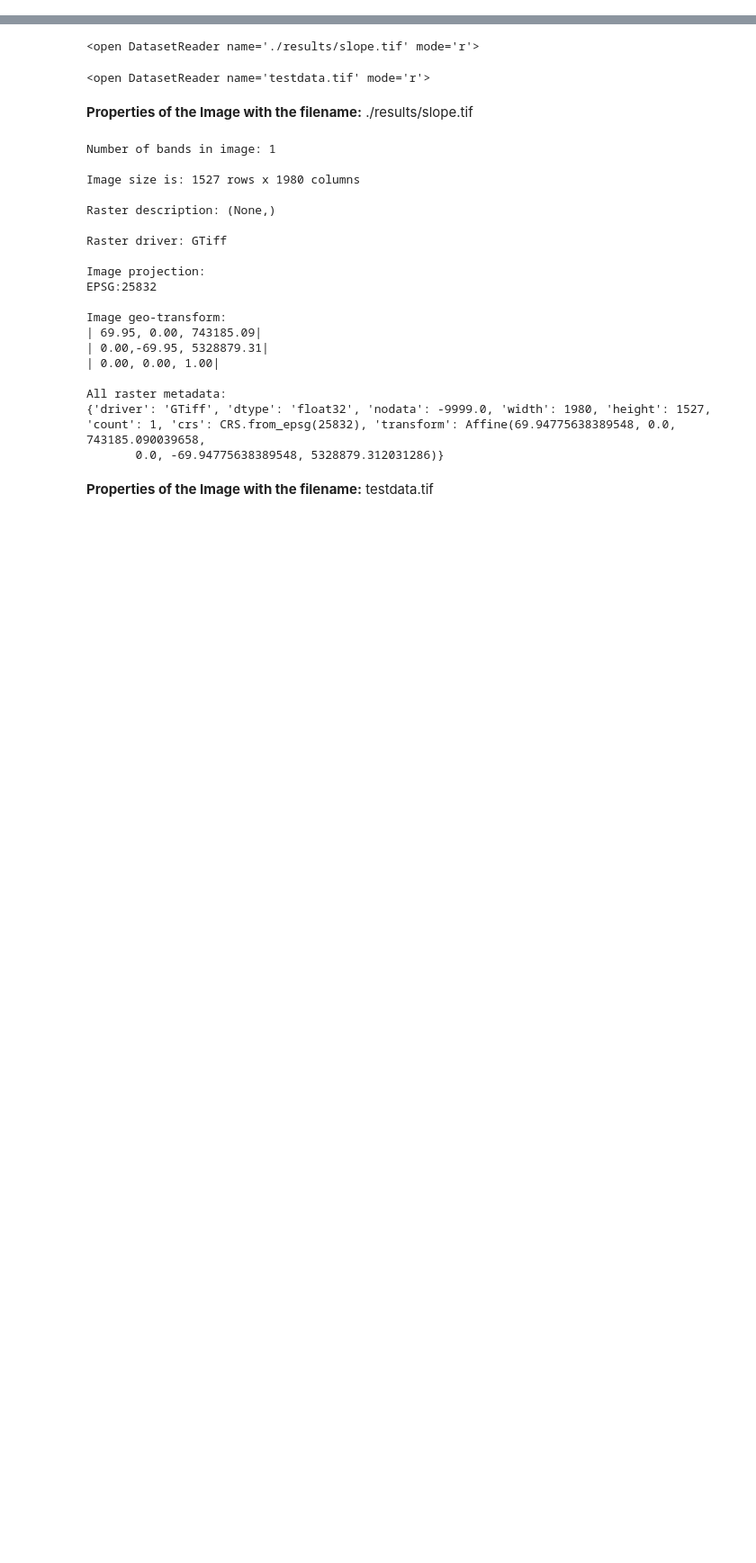
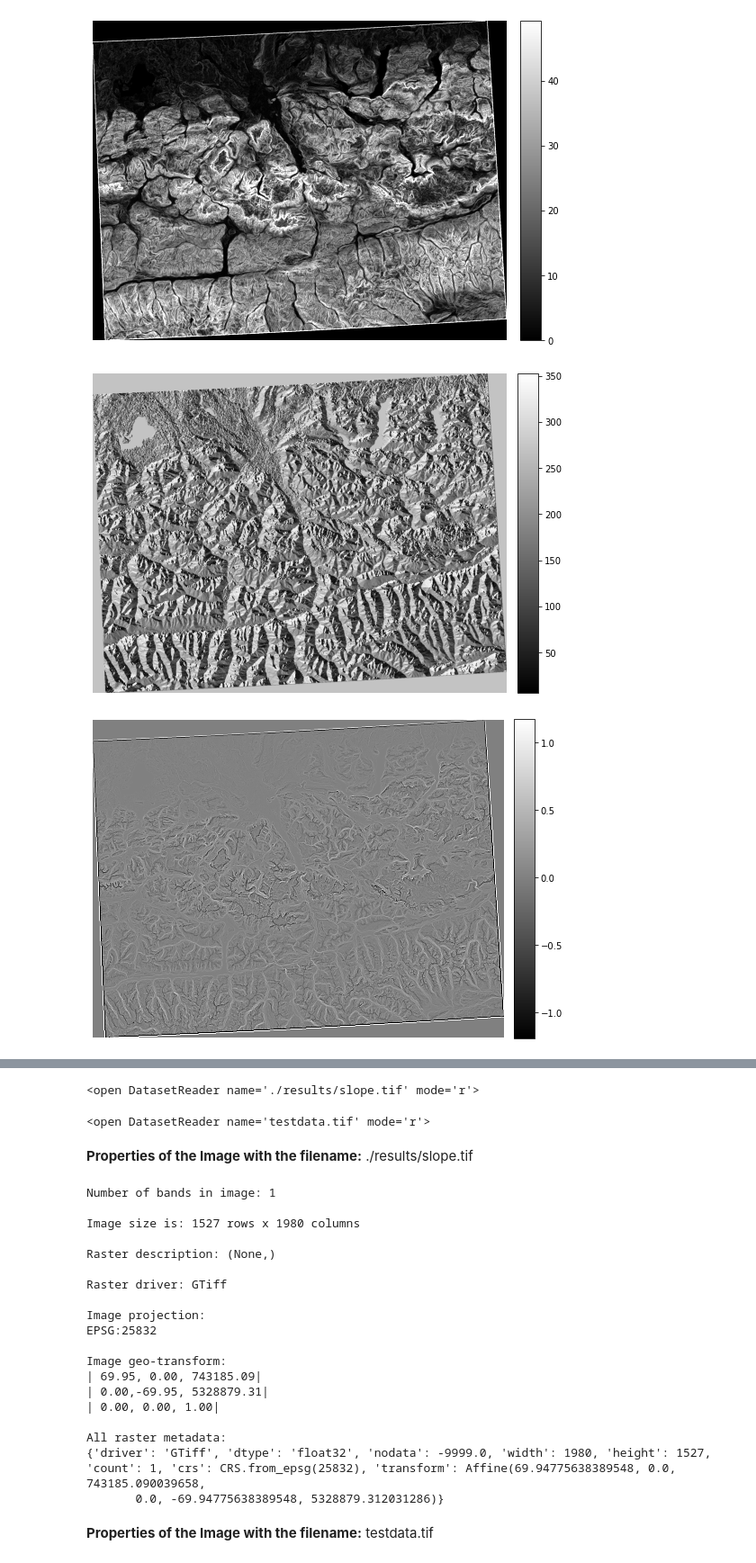
Before and after one commit to vibogh/softwareDev_finProject, a Jupyter notebook: finalproject.ipynb, the cells around one changed output, grey strips where cells are left out. Shown at 90% size. Drawn from its saved outputs; the diff is of its cells as text; code cells hidden in the pictures; blank space fills up the shorter version.

```diff
--- a/finalproject.ipynb
+++ b/finalproject.ipynb
@@ -33,31 +33,35 @@ print(sys.path)
 # %%
 ## reproject crs from testdata
 input_raster = gdal.Open('testdata.tif')
 output_raster = './results/testdata_EPSG25832.tif'
 warp = gdal.Warp(output_raster,input_raster,dstSRS='EPSG:25832')
 
 testdata = rd.LoadGDAL("./results/testdata_EPSG25832.tif", no_data=-9999)
 
 ## calculate slope, aspect, curvature
 slope = rd.TerrainAttribute(testdata, attrib='slope_degrees', zscale=1)
 aspect = rd.TerrainAttribute(testdata, attrib='aspect', zscale=1.0)
 # curvature = rd.TerrainAttribute(testdata, attrib='curvature', zscale=1)
 # planform_curvature = rd.TerrainAttribute(testdata, attrib='planform_curvature', zscale=1)
 profile_curvature = rd.TerrainAttribute(testdata, attrib='profile_curvature', zscale=1)
 
 ## show results
-# rd.rdShow(slope, axes=False, cmap='gray', figsize=(8,5.5))
-# rd.rdShow(aspect, axes=False, cmap='gray', figsize=(8,5.5))
+rd.rdShow(slope, axes=False, cmap='gray', figsize=(8,5.5))
+rd.rdShow(aspect, axes=False, cmap='gray', figsize=(8,5.5))
 # rd.rdShow(curvature, axes=False, cmap='gray', figsize=(8,5.5))
 # rd.rdShow(planform_curvature, axes=False, cmap='gray', figsize=(8,5.5))
-# rd.rdShow(profile_curvature, axes=False, cmap='gray', figsize=(8,5.5))
+rd.rdShow(profile_curvature, axes=False, cmap='gray', figsize=(8,5.5))
 
 ## save results as tif
 rd.SaveGDAL("./results/slope.tif", slope)
 rd.SaveGDAL("./results/aspect.tif", aspect)
 # rd.SaveGDAL("./results/curvature.tif", curvature)
 # rd.SaveGDAL("./results/planform_curvature.tif", planform_curvature)
 rd.SaveGDAL("./results/profile_curvature.tif", profile_curvature)
+# %% [output]
+[figure, added]
+[figure, added]
+[figure, added]
 # %%
 ## calculate slope with angles ranging from 28 to 54 degrees
 cmd = 'gdal_calc.py --calc="A*logical_and(A>=28,A<=54)" --outfile=./results/slope_relevant.tif -A ./results/slope.tif --NoDataValue=0'
```
Also changed, not shown: parts of 7 cells of this notebook.
